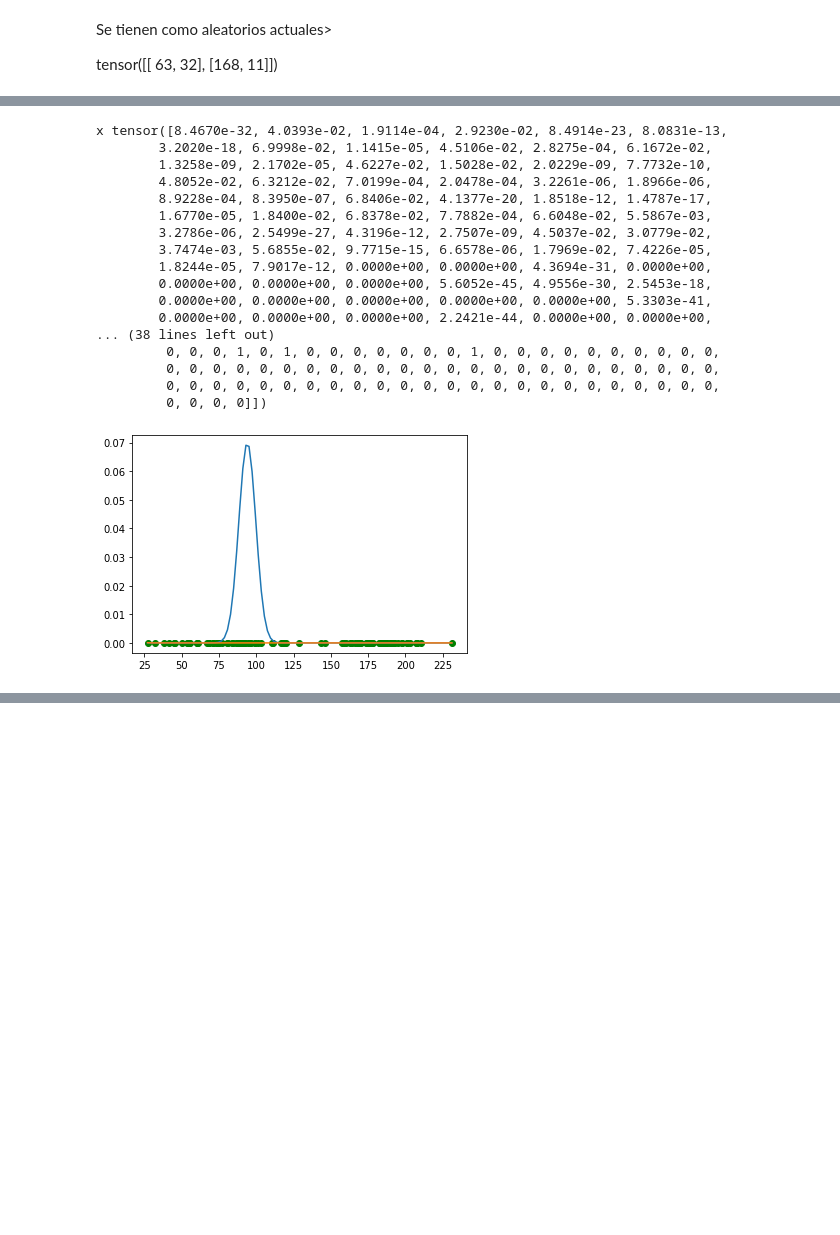
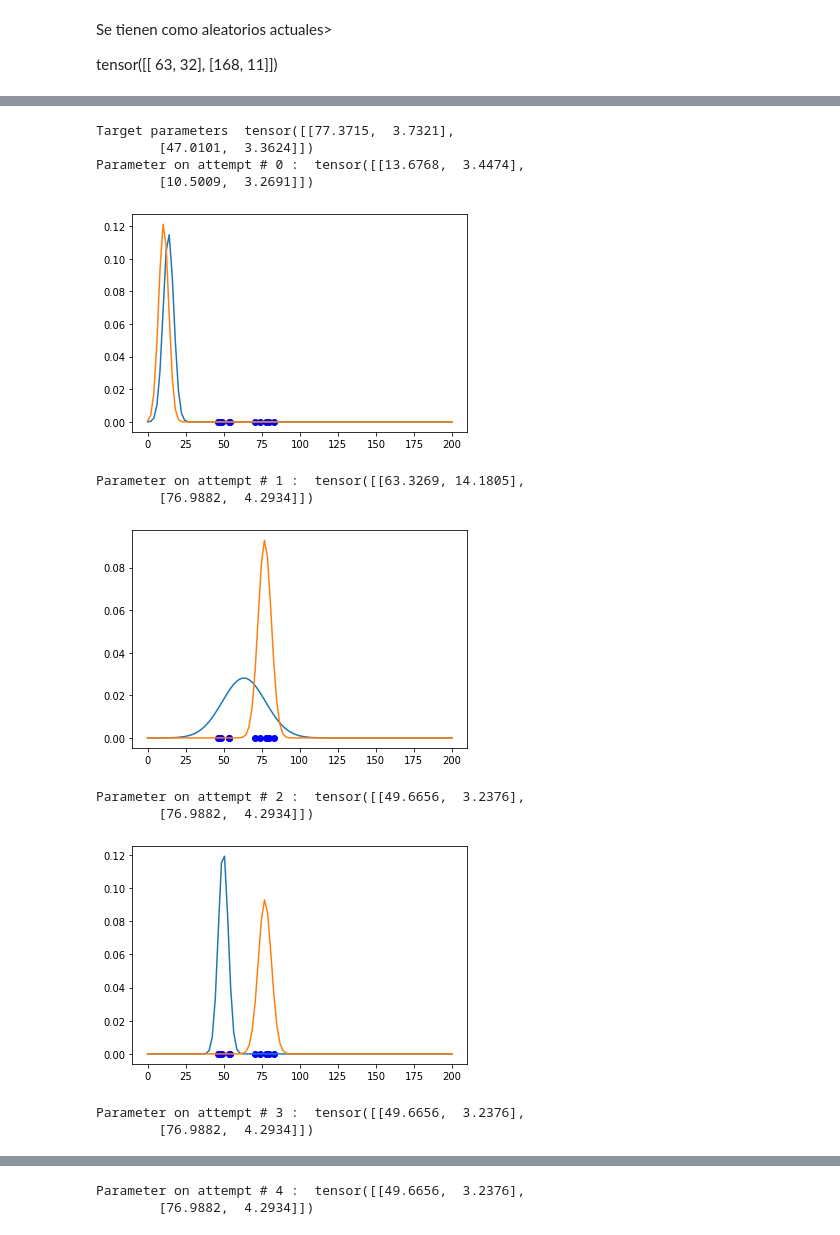
Before and after one commit to LD9797/Deep-Learning-Ground, a Jupyter notebook: TP0.ipynb, the cells around one changed output, grey strips where cells are left out. Saved outputs shown, nothing was run; the diff lists cells and outputs as text; code cells hidden in the pictures; blank space fills up the shorter version.

Commit message:
Ajuste funciones dataset aleatorio, parametros aleatorios y recalcular parametros

```diff
--- a/TP0.ipynb
+++ b/TP0.ipynb
@@ -342,2 +285,8 @@ x tensor([1.5240e-02, 4.4577e-04, 4.2003e-07, 3.4344e-05, 2.1555e-03, 1.0789e-03
+# %%
+def calculate_membership_dataset(parameters:torch.tensor, samples:torch.tensor):
+  original = calculate_likelihood(parameters, samples)
+  transpose_o = torch.t(original)
+  maxvalues = torch.amax(transpose_o, 1)
+  return torch.where(original == maxvalues, 1.0, 0.0)
 # %% [markdown]
 > En el anterior resultado se presentan los resultados obtenidos para cada uno de los grupos de parámetros aplicables para valorar en comparación con el modelo generado aleatoriamente.
@@ -405,21 +298,47 @@ tensor([[94.0000,  5.6970],
-# %%
-one_hot_vector3 = calculate_membership_dataset(p23, generator.generated_output)
-# %% [output]
-x tensor([8.4670e-32, 4.0393e-02, 1.9114e-04, 2.9230e-02, 8.4914e-23, 8.0831e-13,
-        3.2020e-18, 6.9998e-02, 1.1415e-05, 4.5106e-02, 2.8275e-04, 6.1672e-02,
-        1.3258e-09, 2.1702e-05, 4.6227e-02, 1.5028e-02, 2.0229e-09, 7.7732e-10,
-        4.8052e-02, 6.3212e-02, 7.0199e-04, 2.0478e-04, 3.2261e-06, 1.8966e-06,
-        8.9228e-04, 8.3950e-07, 6.8406e-02, 4.1377e-20, 1.8518e-12, 1.4787e-17,
-        1.6770e-05, 1.8400e-02, 6.8378e-02, 7.7882e-04, 6.6048e-02, 5.5867e-03,
-        3.2786e-06, 2.5499e-27, 4.3196e-12, 2.7507e-09, 4.5037e-02, 3.0779e-02,
-        3.7474e-03, 5.6855e-02, 9.7715e-15, 6.6578e-06, 1.7969e-02, 7.4226e-05,
-        1.8244e-05, 7.9017e-12, 0.0000e+00, 0.0000e+00, 4.3694e-31, 0.0000e+00,
-        0.0000e+00, 0.0000e+00, 0.0000e+00, 5.6052e-45, 4.9556e-30, 2.5453e-18,
-        0.0000e+00, 0.0000e+00, 0.0000e+00, 0.0000e+00, 0.0000e+00, 5.3303e-41,
-        0.0000e+00, 0.0000e+00, 0.0000e+00, 2.2421e-44, 0.0000e+00, 0.0000e+00,
-... (38 lines left out)
-         0, 0, 0, 1, 0, 1, 0, 0, 0, 0, 0, 0, 0, 1, 0, 0, 0, 0, 0, 0, 0, 0, 0, 0,
-         0, 0, 0, 0, 0, 0, 0, 0, 0, 0, 0, 0, 0, 0, 0, 0, 0, 0, 0, 0, 0, 0, 0, 0,
-         0, 0, 0, 0, 0, 0, 0, 0, 0, 0, 0, 0, 0, 0, 0, 0, 0, 0, 0, 0, 0, 0, 0, 0,
-         0, 0, 0, 0]])
-[figure, removed]
+# %%
+def recalculate_parameters(one_hot_vector, samples):
+  values_per_membership = one_hot_vector * samples
+  transpose = torch.t(values_per_membership)
+
+  n_aux = torch.count_nonzero(transpose, 0)
+  mean = torch.sum(values_per_membership, 1) / n_aux
+
+  anti_neg_mean = torch.where(transpose == 0, 1, 0)
+  anti_neg_mean = (anti_neg_mean * mean) + transpose
+
+  std = torch.sqrt(torch.sum(torch.t((anti_neg_mean - mean)**2), 1) / n_aux)
+  return torch.nan_to_num(torch.t(torch.stack([mean, std])))
+# %%
+expected_mean_std = torch.tensor([[10.0, 100.0], [3.1, 5.2]])
+
+generator = Random_Data_Generator(10, 2, expected_mean_std)
+generator.generate_data(False)
+curr_parameters = init_random_parameters(generator.k, expected_mean_std)
+
+print('Target parameters ', generator.parameters)
+
+for i in range(5):
+  print('Parameter on attempt #', i, ': ', curr_parameters)
+  xcord = torch.linspace(0, 200, 100)
+  plt.plot(xcord, stats.norm.pdf(xcord, curr_parameters[0][0], curr_parameters[0][1]))
+  plt.plot(xcord, stats.norm.pdf(xcord, curr_parameters[1][0], curr_parameters[1][1]))
+  plt.scatter(generator.generated_output, torch.zeros(generator.n), c='b')
+  plt.show()
+
+  membership = calculate_membership_dataset(curr_parameters, generator.generated_output)
+  curr_parameters = recalculate_parameters(membership, generator.generated_output)
+  curr_parameters = generate_parameters(generator.k, expected_mean_std, curr_parameters)
+# %% [output]
+Target parameters  tensor([[77.3715,  3.7321],
+        [47.0101,  3.3624]])
+Parameter on attempt # 0 :  tensor([[13.6768,  3.4474],
+        [10.5009,  3.2691]])
+[figure, added]
+Parameter on attempt # 1 :  tensor([[63.3269, 14.1805],
+        [76.9882,  4.2934]])
+[figure, added]
+Parameter on attempt # 2 :  tensor([[49.6656,  3.2376],
+        [76.9882,  4.2934]])
+[figure, added]
+Parameter on attempt # 3 :  tensor([[49.6656,  3.2376],
+        [76.9882,  4.2934]])
@@ -425,0 +346,2 @@ x tensor([8.4670e-32, 4.0393e-02, 1.9114e-04, 2.9230e-02, 8.4914e-23, 8.0831e-13
+Parameter on attempt # 4 :  tensor([[49.6656,  3.2376],
+        [76.9882,  4.2934]])
```
Also changed, not shown: parts of 11 cells of this notebook.
